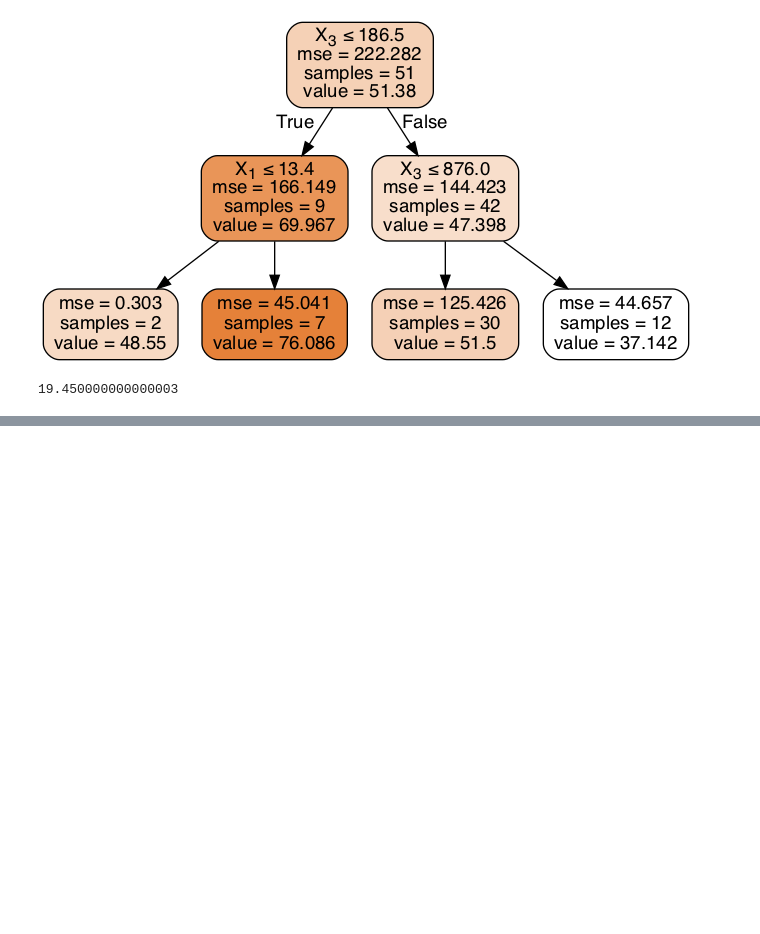
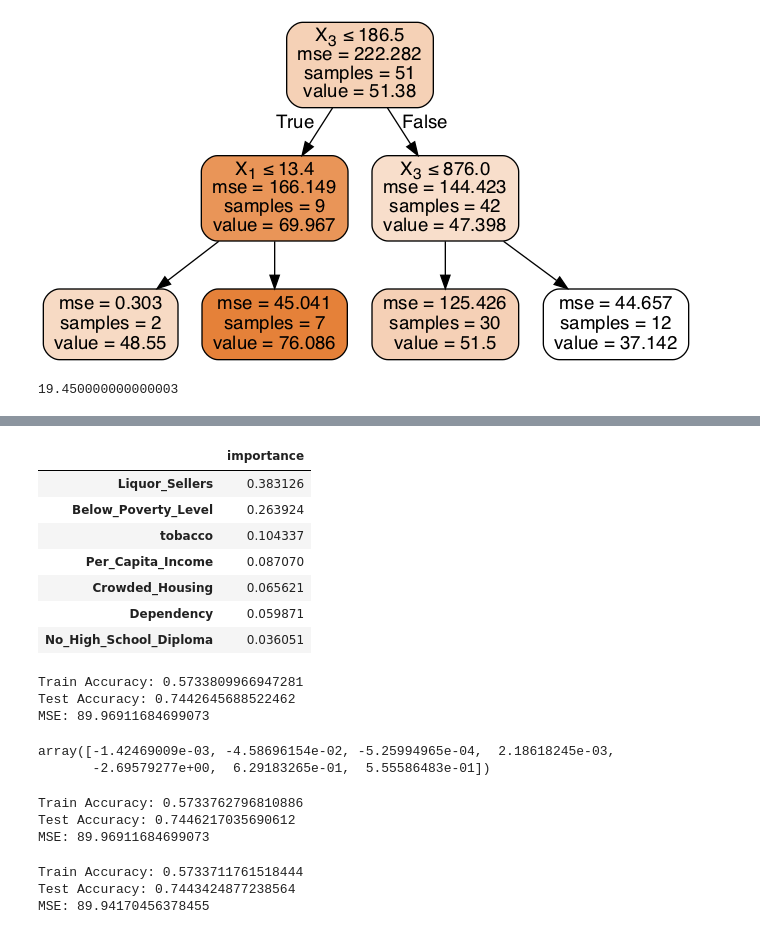
Before and after one commit to adithyansubramanian/Springboard_Capstone_project_1, a Jupyter notebook: Capstone_project_1_Machine_learning.ipynb, the cells around one changed output, grey strips where cells are left out. Saved outputs shown, nothing was run; the diff lists cells and outputs as text; code cells hidden in the pictures; blank space fills up the shorter version.

```diff
--- a/Capstone_project_1_Machine_learning.ipynb
+++ b/Capstone_project_1_Machine_learning.ipynb
@@ -403,0 +482,59 @@ feature_importances_LRF
+# %%
+feature_importances_LRF = pd.DataFrame(clf_LRF.feature_importances_,
+                                   index = LX_train.columns,
+                                    columns=['importance']).sort_values('importance', ascending=False)
+feature_importances_LRF
+# %% [output]
+|  | importance |
+| Liquor_Sellers | 0.383126 |
+| Below_Poverty_Level | 0.263924 |
+| tobacco | 0.104337 |
+| Per_Capita_Income | 0.087070 |
+| Crowded_Housing | 0.065621 |
+| Dependency | 0.059871 |
+| No_High_School_Diploma | 0.036051 |
+# %%
+#scikit learn linear regression
+from sklearn.linear_model import LinearRegression
+reg = LinearRegression()
+reg = reg.fit(LX_train, Ly_train)
+Ly_pred_lin = reg.predict(LX_test)
+print("Train Accuracy:",reg.score(LX_train, Ly_train))
+print("Test Accuracy:",reg.score(LX_test, Ly_test))
+print("MSE:",mean_squared_error(Ly_test, Ly_pred_lin))
+# %% [output]
+Train Accuracy: 0.5733809966947281
+Test Accuracy: 0.7442645688522462
+MSE: 89.96911684699073
+# %%
+#find coefficients
+reg.coef_
+# %% [output]
+array([-1.42469009e-03, -4.58696154e-02, -5.25994965e-04,  2.18618245e-03,
+       -2.69579277e+00,  6.29183265e-01,  5.55586483e-01])
+# %%
+#Lasso regression
+from sklearn.linear_model import Lasso
+lasso = Lasso(alpha=0.05)
+lasso = lasso.fit(LX_train, Ly_train)
+Ly_pred_las = reg.predict(LX_test)
+print("Train Accuracy:",lasso.score(LX_train, Ly_train))
+print("Test Accuracy:",lasso.score(LX_test, Ly_test))
+print("MSE:",mean_squared_error(Ly_test, Ly_pred_las))
+# %% [output]
+Train Accuracy: 0.5733762796810886
+Test Accuracy: 0.7446217035690612
+MSE: 89.96911684699073
+# %%
+#Ridge regression
+from sklearn.linear_model import Ridge
+ridge = Ridge()
+ridge = ridge.fit(LX_train, Ly_train)
+Ly_pred_rid = ridge.predict(LX_test)
+print("Train Accuracy:",ridge.score(LX_train, Ly_train))
+print("Test Accuracy:",ridge.score(LX_test, Ly_test))
+print("MSE:",mean_squared_error(Ly_test, Ly_pred_rid))
+# %% [output]
+Train Accuracy: 0.5733711761518444
+Test Accuracy: 0.7443424877238564
+MSE: 89.94170456378455
```
Also changed, not shown: parts of 23 cells of this notebook.
